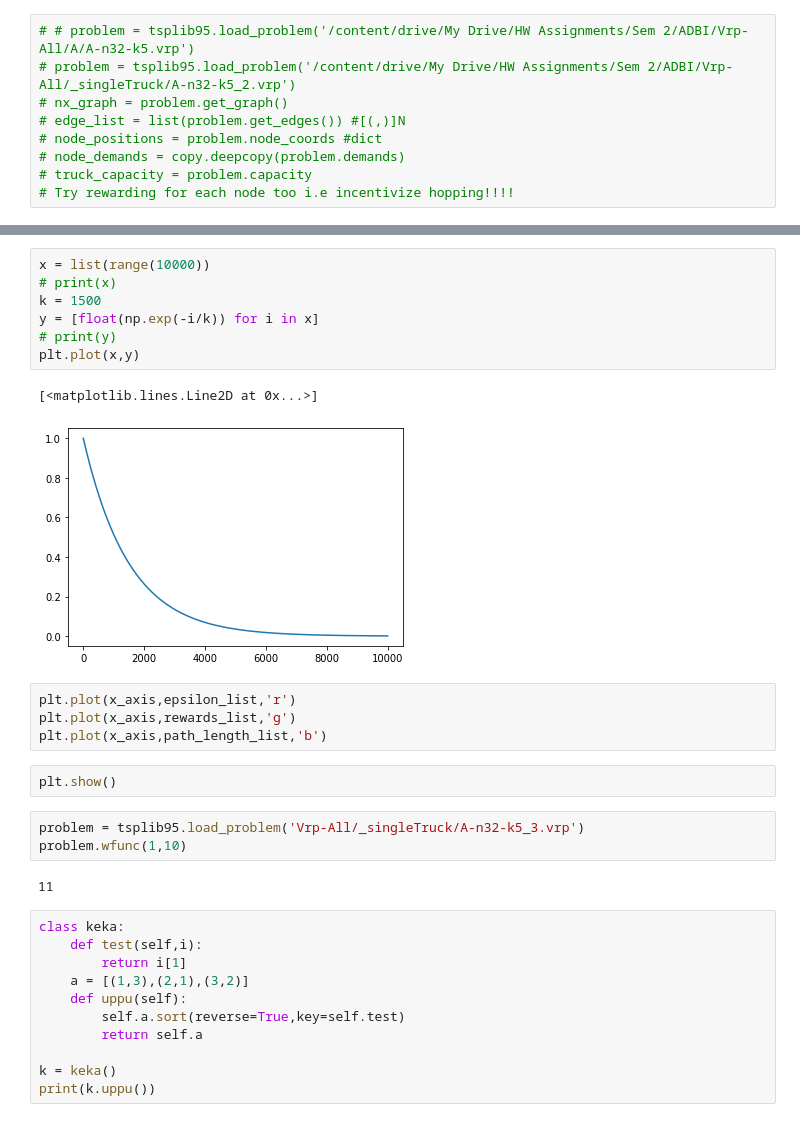
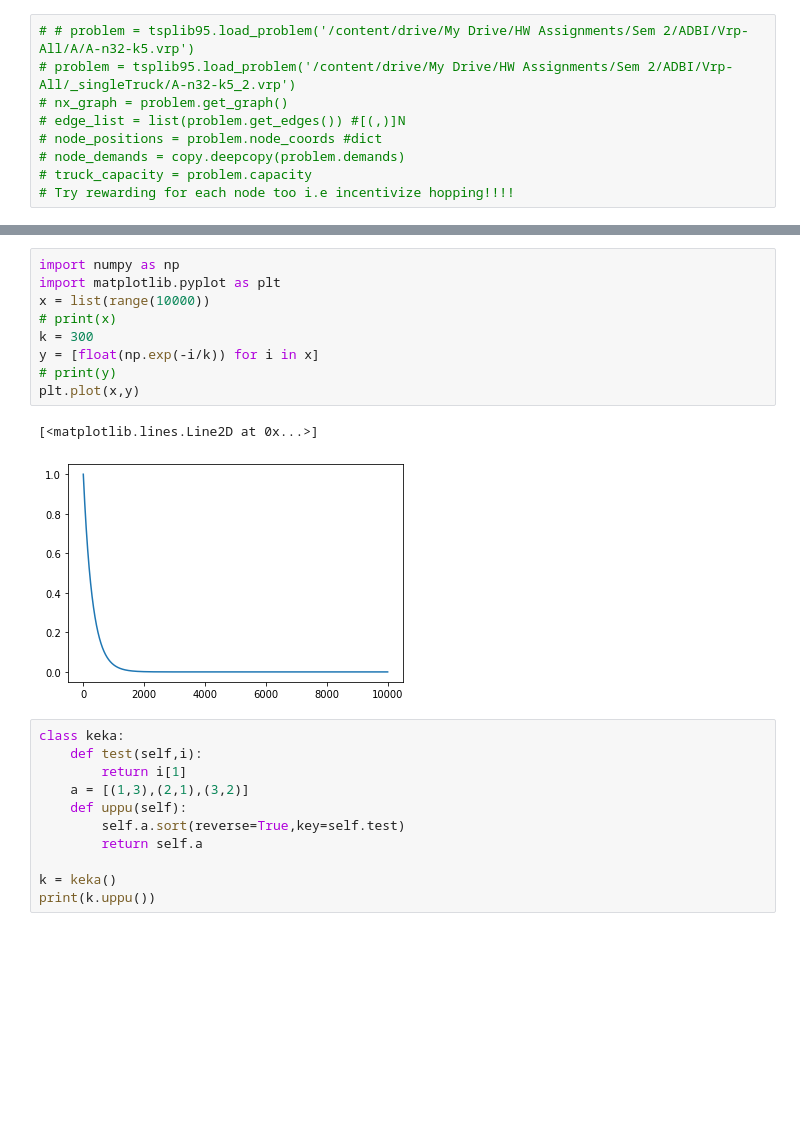
Before and after one commit to santoshpavan/DeepLearningforVRP, a Jupyter notebook: vrp_dqn_update.ipynb, the cells around one changed output, grey strips where cells are left out. Cells and saved outputs as stored; diff of their text form; blank space fills up the shorter version.

```diff
--- a/vrp_dqn_update.ipynb
+++ b/vrp_dqn_update.ipynb
@@ -616,24 +659,15 @@ Path is: [1, 1, 1, 1, 2, 8, 6, 9, 9, 7, 2, 1, 1, 2, 5, 3, 6, 8, 3, 4];P and R: 1
 # %%
+import numpy as np
+import matplotlib.pyplot as plt
 x = list(range(10000))
 # print(x)
-k = 1500
+k = 300
 y = [float(np.exp(-i/k)) for i in x]
 # print(y)
 plt.plot(x,y)
 # %% [output]
 [<matplotlib.lines.Line2D at 0x...>]
-[figure, old version]
+[figure, new version]
-# %%
-plt.plot(x_axis,epsilon_list,'r')
-plt.plot(x_axis,rewards_list,'g')
-plt.plot(x_axis,path_length_list,'b')
-# %%
-plt.show()
-# %%
-problem = tsplib95.load_problem('Vrp-All/_singleTruck/A-n32-k5_3.vrp')
-problem.wfunc(1,10)
-# %% [output]
-11
 # %%
 class keka:
     def test(self,i):
```
Also changed, not shown: parts of 7 cells of this notebook.
